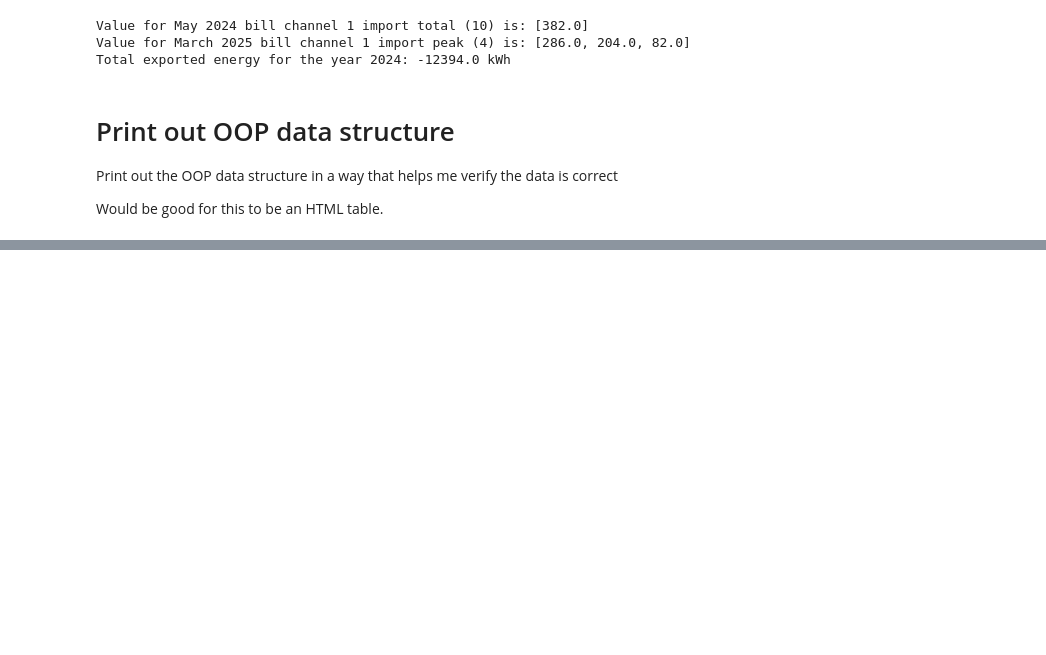
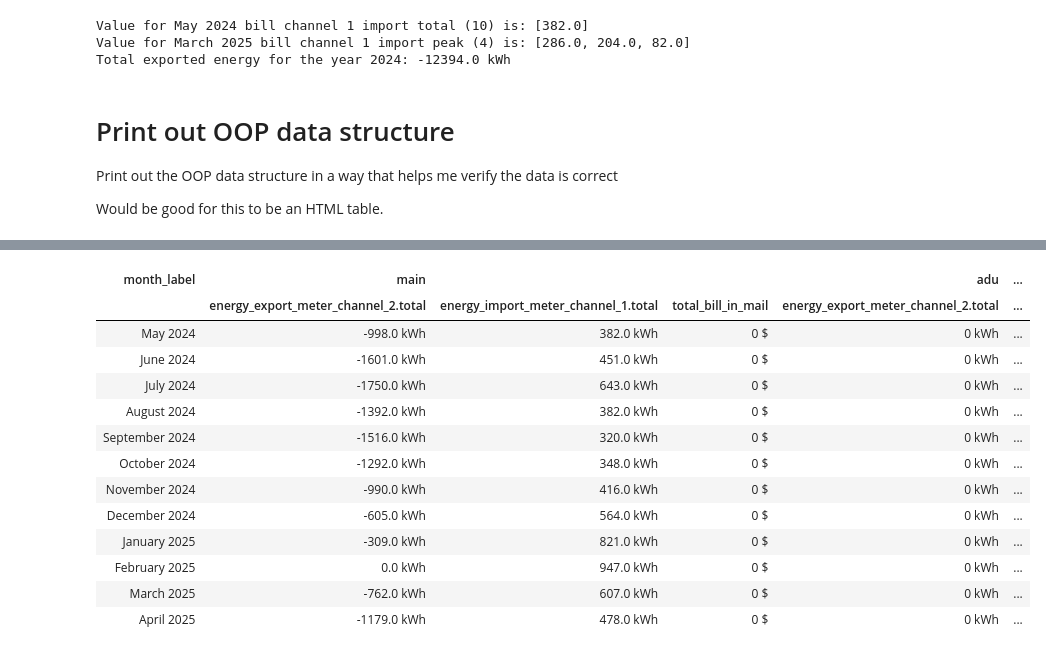
Before and after one commit to kjlowe/energy-project, a Jupyter notebook: python-notebooks/analysis.ipynb, the cells around one changed output, grey strips where cells are left out. Cells and saved outputs as stored; diff of their text form; code cells hidden in the pictures; blank space fills up the shorter version.

Commit message:
python app now shows the billing data

```diff
--- a/python-notebooks/analysis.ipynb
+++ b/python-notebooks/analysis.ipynb
@@ -717,3 +717,73 @@ Total exported energy for the year 2024: -12394.0 kWh
 Print out the OOP data structure in a way that helps me verify the data is correct
 
 Would be good for this to be an HTML table.
+# %%
+# print out the OOP structure for the billing year 2024 in HTML format
+from IPython.display import display, HTML
+def print_billing_year_html(billing_year):
+    """
+    Return the billing year object as HTML table format with main and adu as top-level headings.
+    Units are shown beside the numbers, not in the heading.
+    """
+    html_output = f"<h2>Billing Year: {billing_year.get_start_year()}</h2>"
+    html_output += """
+    <table border="1" style="border-collapse:collapse;">
+        <thead>
+            <tr>
+                <th>month_label</th>
+                <th colspan="3" style="text-align:center;">main</th>
+                <th colspan="3" style="text-align:center;">adu</th>
+            </tr>
+            <tr>
+                <th></th>
+                <th>energy_export_meter_channel_2.total</th>
+                <th>energy_import_meter_channel_1.total</th>
+                <th>total_bill_in_mail</th>
+                <th>energy_export_meter_channel_2.total</th>
+                <th>energy_import_meter_channel_1.total</th>
+                <th>total_bill_in_mail</th>
+            </tr>
+        </thead>
+        <tbody>
+    """
+    for month_tuple in billing_year.get_months_as_tuples():
+        month_obj = billing_year.billing_months[month_tuple]
+        # Main meter values
+        main_export = month_obj.main.get_total_energy_export()
+        main_export_unit = month_obj.main.energy_export_meter_channel_2.total.unit or ""
+        main_import = sum(month_obj.main.energy_import_meter_channel_1.total.subcomponent_values) if month_obj.main.energy_import_meter_channel_1.total.subcomponent_values else 0
+        main_import_unit = month_obj.main.energy_import_meter_channel_1.total.unit or ""
+        main_bill = sum(month_obj.main.total_bill_in_mail.subcomponent_values) if month_obj.main.total_bill_in_mail.subcomponent_values else 0
+        main_bill_unit = month_obj.main.total_bill_in_mail.unit or ""
+        # ADU meter values
+        adu_export = month_obj.adu.get_total_energy_export()
+        adu_export_unit = month_obj.adu.energy_export_meter_channel_2.total.unit or ""
+        adu_import = sum(month_obj.adu.energy_import_meter_channel_1.total.subcomponent_values) if month_obj.adu.energy_import_meter_channel_1.total.subcomponent_values else 0
+        adu_import_unit = month_obj.adu.energy_import_meter_channel_1.total.unit or ""
+        adu_bill = sum(month_obj.adu.total_bill_in_mail.subcomponent_values) if month_obj.adu.total_bill_in_mail.subcomponent_values else 0
+        adu_bill_unit = month_obj.adu.total_bill_in_mail.unit or ""
+
+        html_output += "<tr>"
+        html_output += f"<td>{month_obj.month_label[0]} {month_obj.month_label[1]}</td>"
+        html_output += f"<td>{main_export} {main_export_unit}</td>"
+        html_output += f"<td>{main_import} {main_import_unit}</td>"
+        html_output += f"<td>{main_bill} {main_bill_unit}</td>"
+        html_output += f"<td>{adu_export} {adu_export_unit}</td>"
+        html_output += f"<td>{adu_import} {adu_import_unit}</td>"
+        html_output += f"<td>{adu_bill} {adu_bill_unit}</td>"
+        html_output += "</tr>"
+    html_output += """
+        </tbody>
+    </table>
+    """
+    return html_output
+
+html_content = print_billing_year_html(billing_year_2024)
+
+# Display the billing year HTML in the notebook
+display(HTML(html_content))
+
+# Save the same HTML to a file in the ../python-app/ folder
+with open("../python-app/billing_data_table.html", "w", encoding="utf-8") as f:
+    f.write(html_content)
+# %% [output]
@@ -719,0 +791,14 @@ Would be good for this to be an HTML table.
+| month_label | main |  |  | adu | ... |
+|  | energy_export_meter_channel_2.total | energy_import_meter_channel_1.total | total_bill_in_mail | energy_export_meter_channel_2.total | ... |
+| May 2024 | -998.0 kWh | 382.0 kWh | 0 $ | 0 kWh | ... |
+| June 2024 | -1601.0 kWh | 451.0 kWh | 0 $ | 0 kWh | ... |
+| July 2024 | -1750.0 kWh | 643.0 kWh | 0 $ | 0 kWh | ... |
+| August 2024 | -1392.0 kWh | 382.0 kWh | 0 $ | 0 kWh | ... |
+| September 2024 | -1516.0 kWh | 320.0 kWh | 0 $ | 0 kWh | ... |
+| October 2024 | -1292.0 kWh | 348.0 kWh | 0 $ | 0 kWh | ... |
+| November 2024 | -990.0 kWh | 416.0 kWh | 0 $ | 0 kWh | ... |
+| December 2024 | -605.0 kWh | 564.0 kWh | 0 $ | 0 kWh | ... |
+| January 2025 | -309.0 kWh | 821.0 kWh | 0 $ | 0 kWh | ... |
+| February 2025 | 0.0 kWh | 947.0 kWh | 0 $ | 0 kWh | ... |
+| March 2025 | -762.0 kWh | 607.0 kWh | 0 $ | 0 kWh | ... |
+| April 2025 | -1179.0 kWh | 478.0 kWh | 0 $ | 0 kWh | ... |
```
Also changed, not shown: parts of 1 cell of this notebook, 2 other files.
